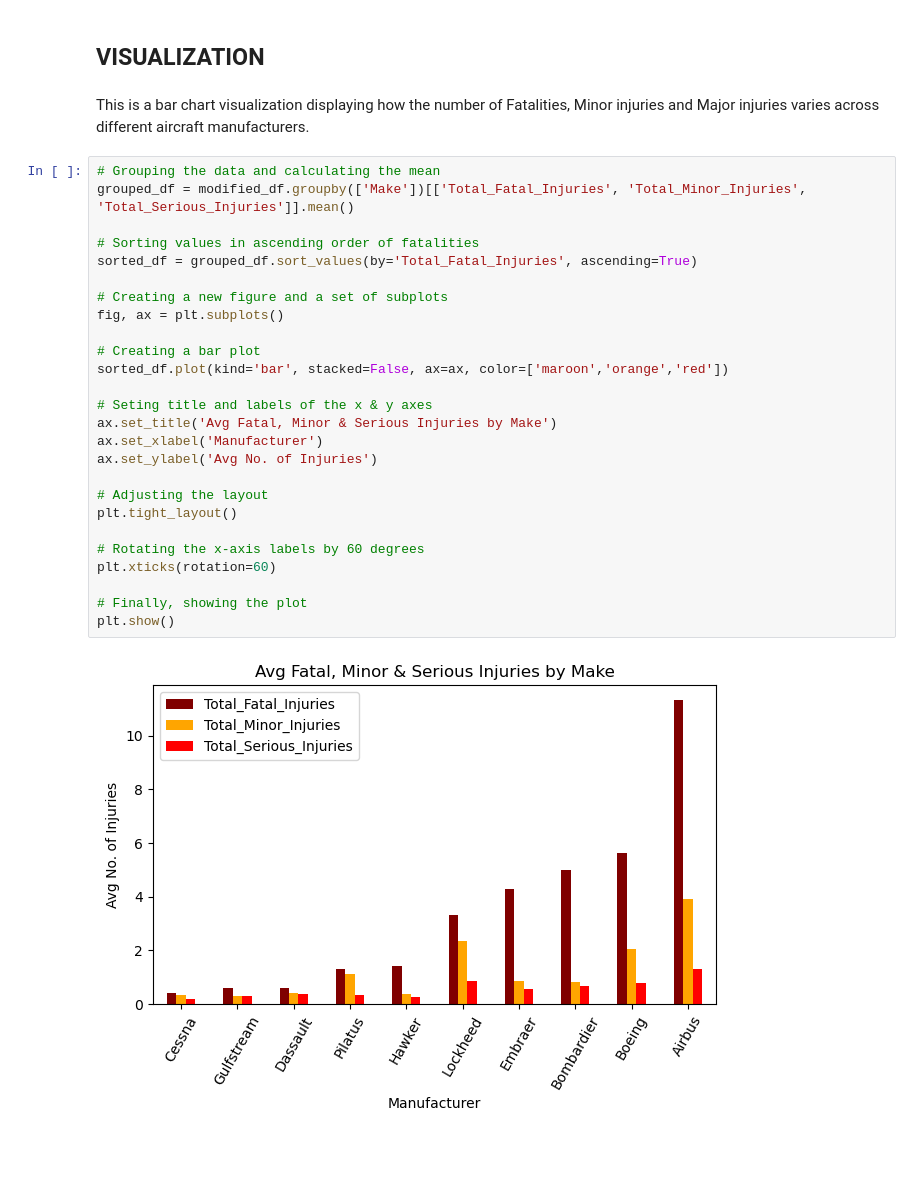
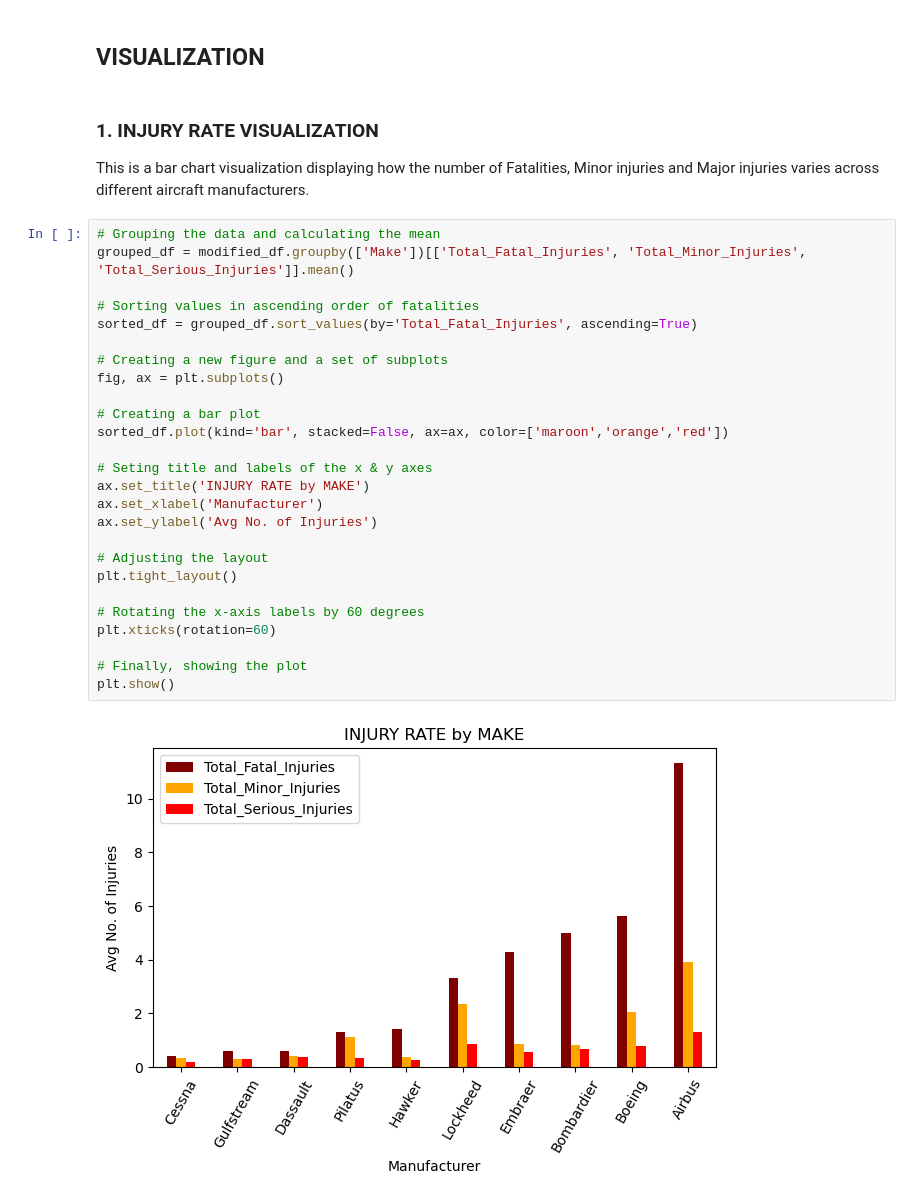
Before and after one commit to Nkatha-Imanene/AVIATION-PROJECT, a Jupyter notebook: index.ipynb, the cells around one changed output. Drawn from its saved outputs; the diff is of its cells as text; blank space fills up the shorter version.

```diff
--- a/index.ipynb
+++ b/index.ipynb
@@ -245,32 +245,34 @@ uninjured = aviation_df.groupby(['Make', 'Model'])['Total_Uninjured'].sum().rese
 # %% [markdown]
 ## VISUALIZATION
 # %% [markdown]
+### 1. INJURY RATE VISUALIZATION
+
 This is a bar chart visualization displaying how the number of Fatalities, Minor injuries and Major injuries varies across different aircraft manufacturers.
 # %%
 # Grouping the data and calculating the mean
 grouped_df = modified_df.groupby(['Make'])[['Total_Fatal_Injuries', 'Total_Minor_Injuries', 'Total_Serious_Injuries']].mean()
 
 # Sorting values in ascending order of fatalities
 sorted_df = grouped_df.sort_values(by='Total_Fatal_Injuries', ascending=True)
 
 # Creating a new figure and a set of subplots
 fig, ax = plt.subplots()
 
 # Creating a bar plot
 sorted_df.plot(kind='bar', stacked=False, ax=ax, color=['maroon','orange','red'])
 
 # Seting title and labels of the x & y axes
-ax.set_title('Avg Fatal, Minor & Serious Injuries by Make')
+ax.set_title('INJURY RATE by MAKE')
 ax.set_xlabel('Manufacturer')
 ax.set_ylabel('Avg No. of Injuries')
 
 # Adjusting the layout
 plt.tight_layout()
 
 # Rotating the x-axis labels by 60 degrees
 plt.xticks(rotation=60)
 
 # Finally, showing the plot
 plt.show()
 # %% [output]
-[figure, old version]
+[figure, new version]
```
Also changed, not shown: parts of 5 cells of this notebook.
